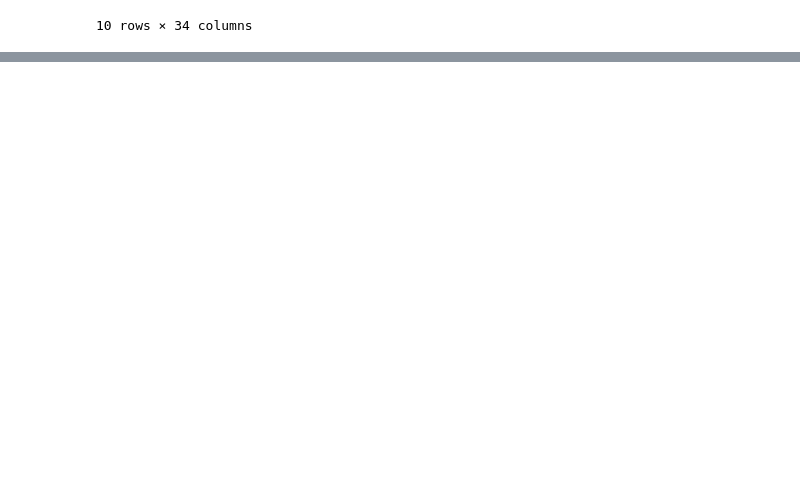
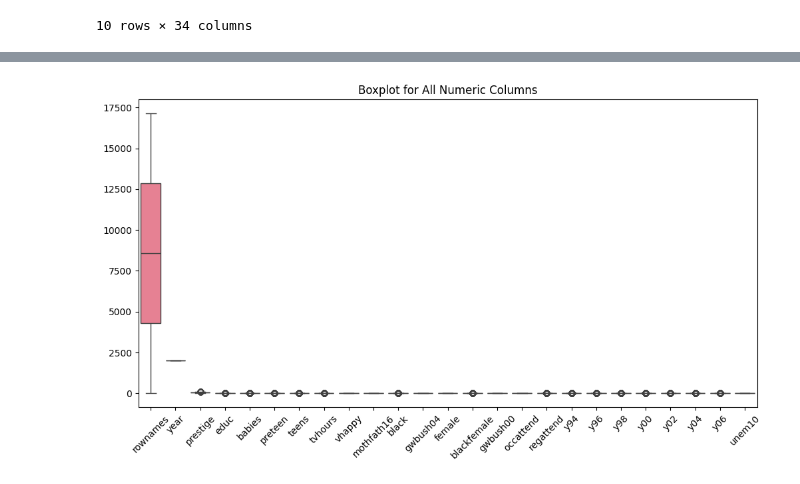
Before and after one commit to Vishal-257/EDA_DA, a Jupyter notebook: eda_da.ipynb, the cells around one changed output, grey strips where cells are left out. Drawn from its saved outputs; the diff is of its cells as text; code cells hidden in the pictures; blank space fills up the shorter version.

```diff
--- a/eda_da.ipynb
+++ b/eda_da.ipynb
@@ -4,7 +4,7 @@
 import pandas as pd
 import numpy as np
 # %%
-df = pd.read_csv('/happiness.csv')
+df = pd.read_csv('/content/happiness.csv')
 # %%
 df.head(n=10)
 # %% [output]
@@ -22,0 +70,7 @@ df.head(n=10)
+# %%
+numeric_cols = df.select_dtypes(include=['number']).columns
+df[numeric_cols] = df[numeric_cols].fillna(df[numeric_cols].mode())
+
+non_numeric_cols = df.select_dtypes(exclude=['number']).columns
+for col in non_numeric_cols:
+    df[col].fillna(df[col].mode()[0], inplace=True)
@@ -22,0 +213,8 @@ df.head(n=10)
+# %%
+plt.figure(figsize=(12, 6))
+sns.boxplot(data=df)
+plt.title("Boxplot for All Numeric Columns")
+plt.xticks(rotation=45)  # Rotate column names for better readability
+plt.show()
+# %% [output]
+[figure, added]
```
Also changed, not shown: parts of 15 cells of this notebook.
